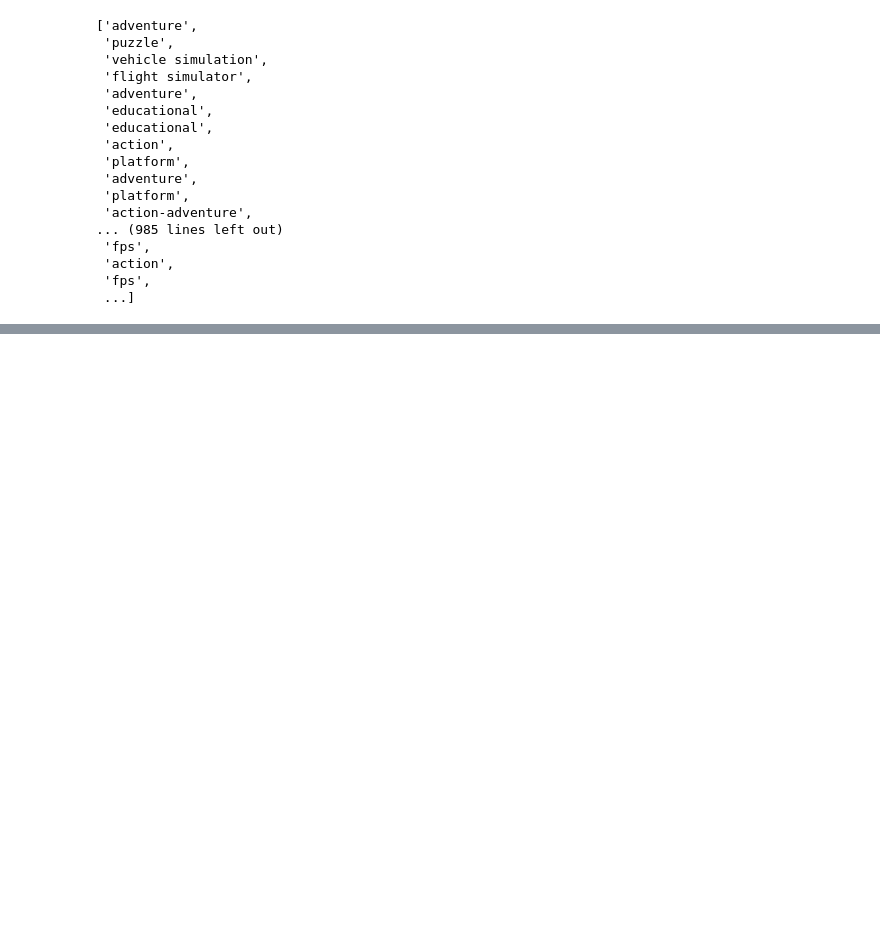
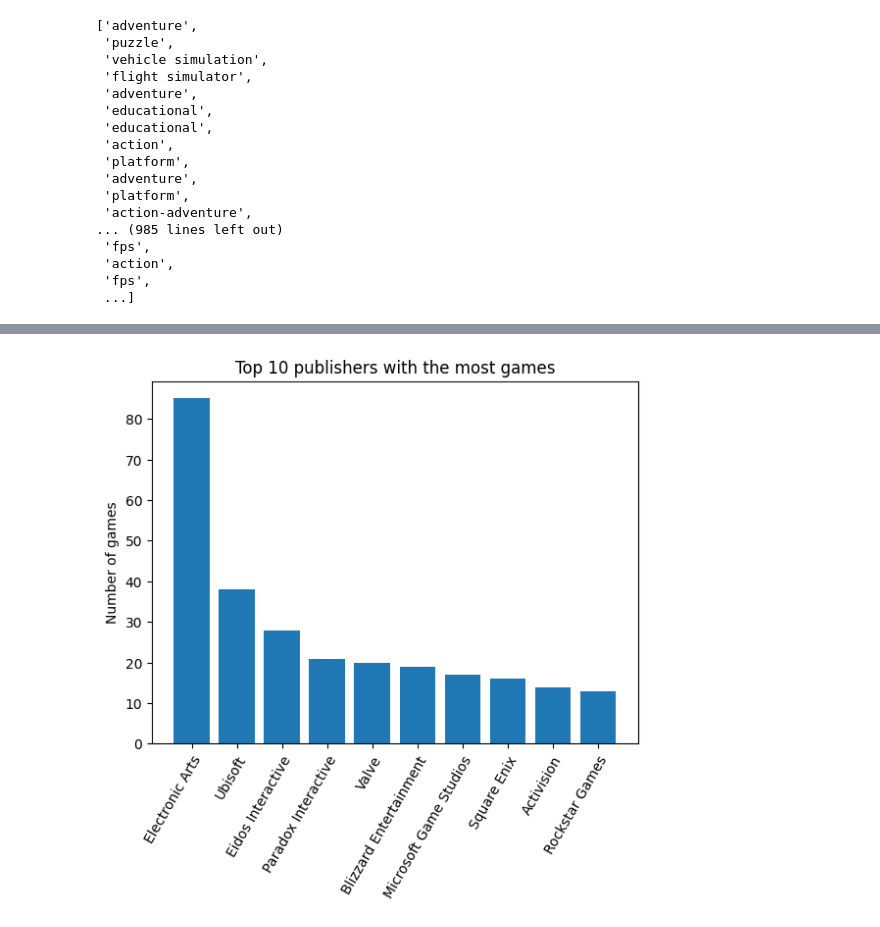
Before and after one commit to Nertsal/dwv-project, a Jupyter notebook: Assignment.ipynb, the cells around one changed output, grey strips where cells are left out. Drawn from its saved outputs; the diff is of its cells as text; code cells hidden in the pictures; blank space fills up the shorter version.

```diff
--- a/Assignment.ipynb
+++ b/Assignment.ipynb
@@ -116,3 +119,9 @@ plot_majority(df.publisher, 0.015)
+# %%
+plot_top(df.publisher, 10)
+plt.title('Top 10 publishers with the most games')
+plt.savefig('static/publishers.png', bbox_inches='tight')
+# %% [output]
+[figure, added]
 # %%
 years = pd.DatetimeIndex(df.release_date).year
 years = np.sort(years)
```
Also changed, not shown: parts of 8 cells of this notebook, 4 other files.
